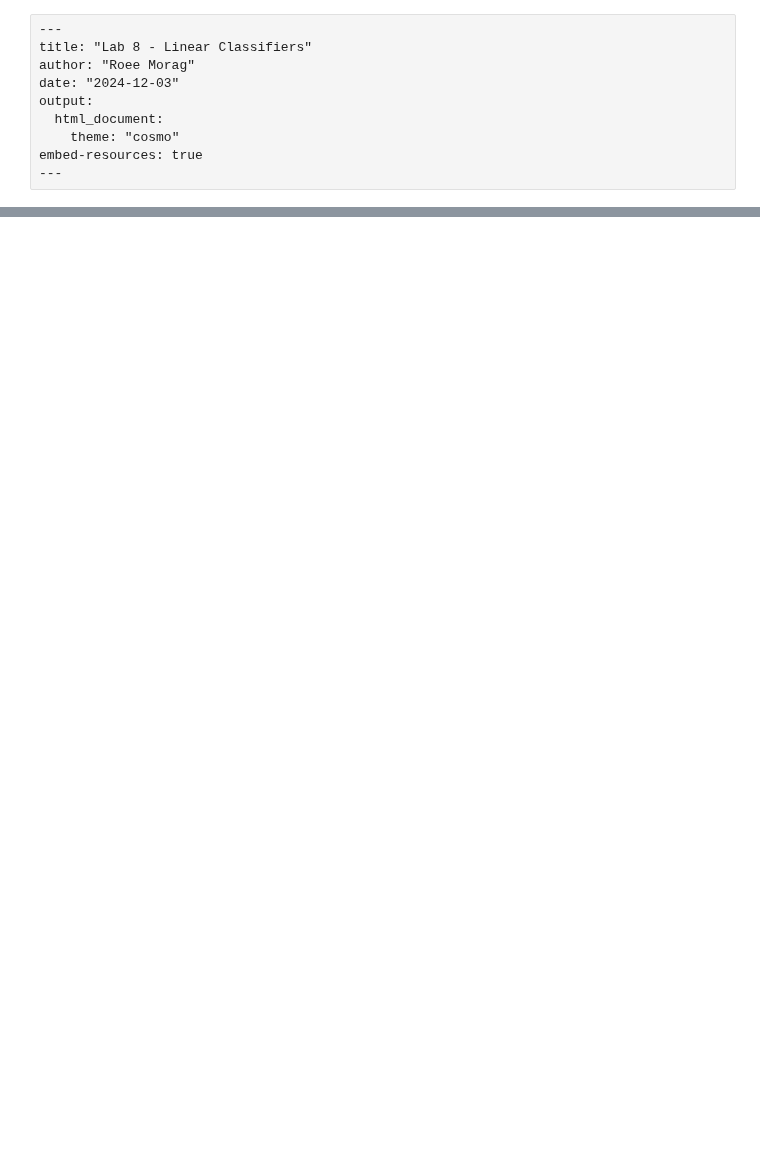
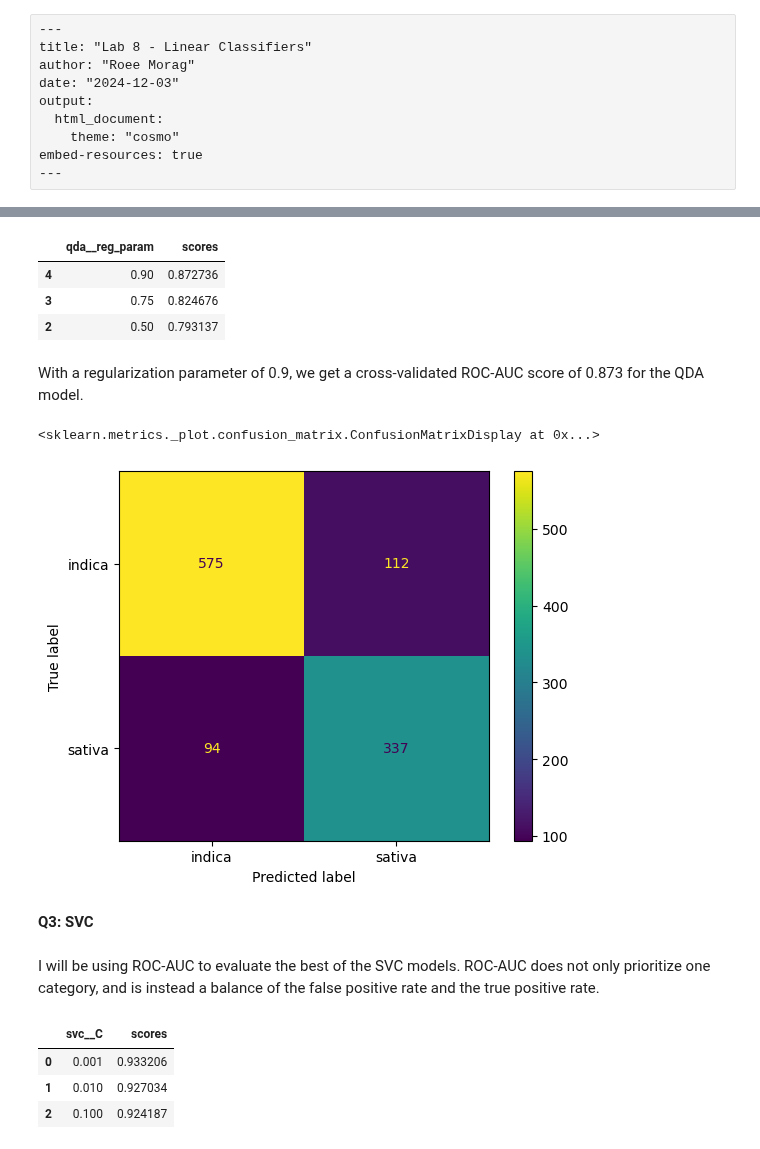
Before and after one commit to r-morag/Labs---GSB-544, a Jupyter notebook: lab8.ipynb, the cells around one changed output, grey strips where cells are left out. Drawn from its saved outputs; the diff is of its cells as text; code cells hidden in the pictures; blank space fills up the shorter version.

```diff
--- a/lab8.ipynb
+++ b/lab8.ipynb
@@ -26,0 +99,58 @@ FileNotFoundError: [Errno 2] No such file or directory: 'cannabis_full.csv'
+# %%
+pipeline = Pipeline(
+  [("selection", ct),
+  ("qda", QuadraticDiscriminantAnalysis())]
+).set_output(transform="pandas")
+
+param = {"qda__reg_param": [0.1, 0.33, 0.5, 0.75, 0.9]}
+
+gscv = GridSearchCV(pipeline, param, cv=5, scoring="roc_auc")
+
+gscv_fitted = gscv.fit(X, y)
+
+params_df = pd.DataFrame(gscv_fitted.cv_results_["params"])
+results_df = params_df.assign(scores=gscv_fitted.cv_results_["mean_test_score"])
+results_df.sort_values(by="scores", ascending=False).head(n=3)
+# %% [output]
+|  | qda__reg_param | scores |
+| 4 | 0.90 | 0.872736 |
+| 3 | 0.75 | 0.824676 |
+| 2 | 0.50 | 0.793137 |
+# %% [markdown]
+With a regularization parameter of 0.9, we get a cross-validated ROC-AUC score of 0.873 for the QDA model.
+# %%
+qda_pipeline = Pipeline(
+  [("selection", ct),
+  ("qda", QuadraticDiscriminantAnalysis(reg_param=0.9))]
+).set_output(transform="pandas")
+
+y_pred = cross_val_predict(qda_pipeline, X, y, cv=5)
+cm = confusion_matrix(y, y_pred)
+ConfusionMatrixDisplay(confusion_matrix=cm, display_labels=np.unique(y)).plot()
+# %% [output]
+<sklearn.metrics._plot.confusion_matrix.ConfusionMatrixDisplay at 0x...>
+[figure, added]
+# %% [markdown]
+**Q3: SVC**
+# %% [markdown]
+I will be using ROC-AUC to evaluate the best of the SVC models. ROC-AUC does not only prioritize one category, and is instead a balance of the false positive rate and the true positive rate.
+# %%
+pipeline = Pipeline(
+  [("selection", ct),
+  ("svc", SVC(kernel="linear"))]
+).set_output(transform="pandas")
+
+parameter = {"svc__C": [0.001, 0.01, 0.1, 0.2, 0.5, 1, 2, 5, 10]}
+
+gscv = GridSearchCV(pipeline, parameter, cv=5, scoring="roc_auc")
+
+gscv_fitted = gscv.fit(X, y)
+
+params_df = pd.DataFrame(gscv_fitted.cv_results_["params"])
+results_df = params_df.assign(scores=gscv_fitted.cv_results_["mean_test_score"])
+results_df.sort_values(by="scores", ascending=False).head(n=3)
+# %% [output]
+|  | svc__C | scores |
+| 0 | 0.001 | 0.933206 |
+| 1 | 0.010 | 0.927034 |
+| 2 | 0.100 | 0.924187 |
```
Also changed, not shown: parts of 22 cells of this notebook.
